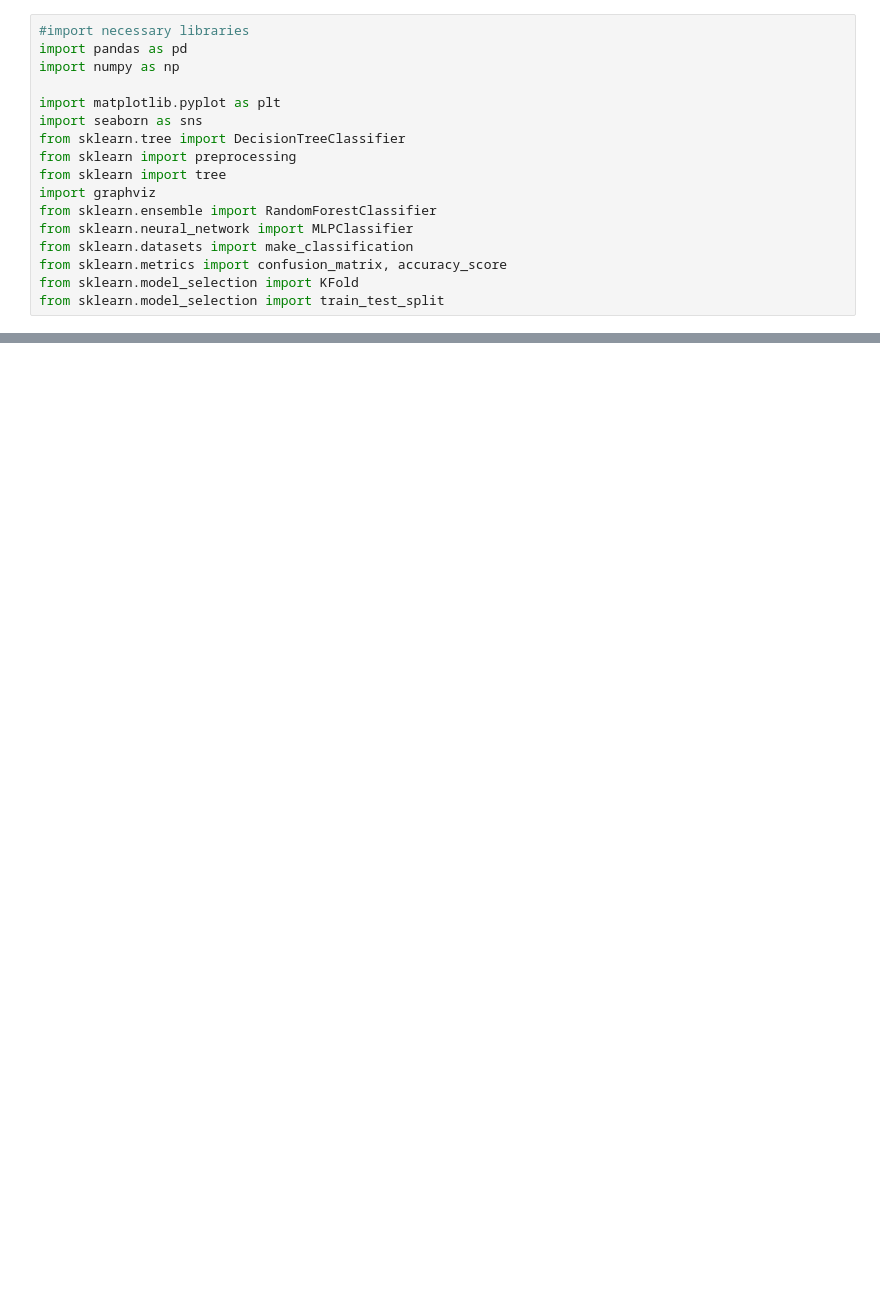
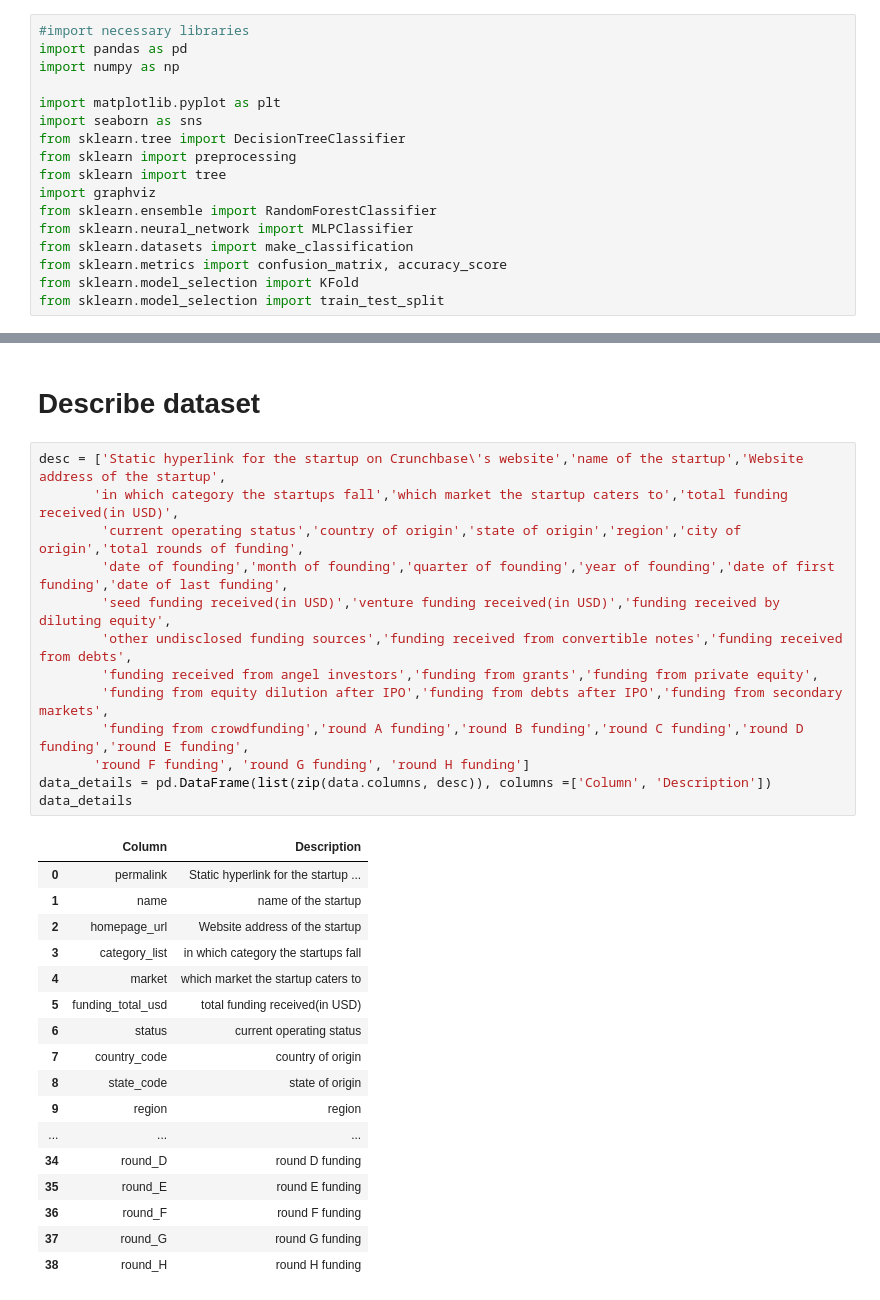
Before and after one commit to t-i-n-a-t/MachineLearning, a Jupyter notebook: Portfolio.ipynb, the cells around one changed output, grey strips where cells are left out. Cells and saved outputs as stored; diff of their text form; blank space fills up the shorter version.

```diff
--- a/Portfolio.ipynb
+++ b/Portfolio.ipynb
@@ -30,0 +30,33 @@ data.head()
+# %% [markdown]
+# Describe dataset
+# %%
+desc = ['Static hyperlink for the startup on Crunchbase\'s website','name of the startup','Website address of the startup',
+       'in which category the startups fall','which market the startup caters to','total funding received(in USD)',
+        'current operating status','country of origin','state of origin','region','city of origin','total rounds of funding',
+        'date of founding','month of founding','quarter of founding','year of founding','date of first funding','date of last funding',
+        'seed funding received(in USD)','venture funding received(in USD)','funding received by diluting equity',
+        'other undisclosed funding sources','funding received from convertible notes','funding received from debts',
+        'funding received from angel investors','funding from grants','funding from private equity',
+        'funding from equity dilution after IPO','funding from debts after IPO','funding from secondary markets',
+        'funding from crowdfunding','round A funding','round B funding','round C funding','round D funding','round E funding',
+       'round F funding', 'round G funding', 'round H funding']
+data_details = pd.DataFrame(list(zip(data.columns, desc)), columns =['Column', 'Description'])
+data_details
+# %% [output]
+|  | Column | Description |
+| 0 | permalink | Static hyperlink for the startup ... |
+| 1 | name | name of the startup |
+| 2 | homepage_url | Website address of the startup |
+| 3 | category_list | in which category the startups fall |
+| 4 | market | which market the startup caters to |
+| 5 | funding_total_usd | total funding received(in USD) |
+| 6 | status | current operating status |
+| 7 | country_code | country of origin |
+| 8 | state_code | state of origin |
+| 9 | region | region |
+| ... | ... | ... |
+| 34 | round_D | round D funding |
+| 35 | round_E | round E funding |
+| 36 | round_F | round F funding |
+| 37 | round_G | round G funding |
+| 38 | round_H | round H funding |
```
Also changed, not shown: parts of 18 cells of this notebook.
